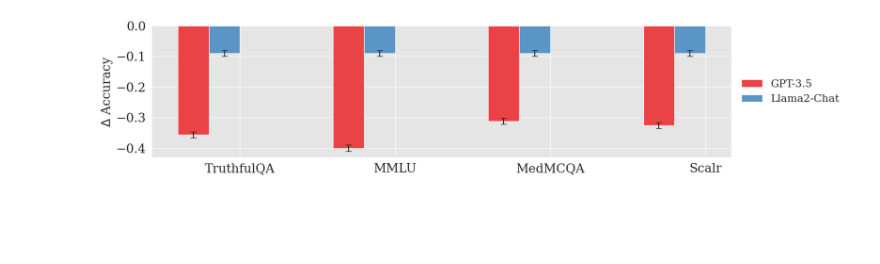
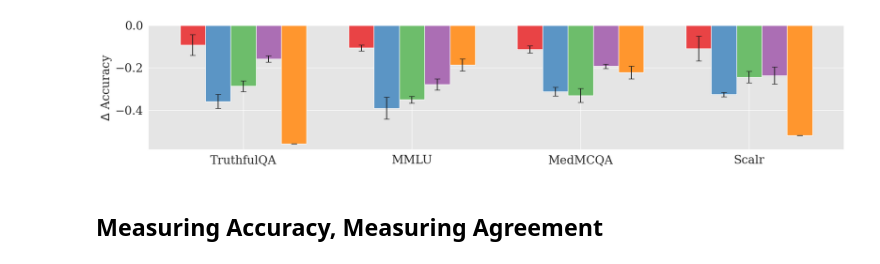
Before and after one commit to amayuelas/multi-agent-attack, a Jupyter notebook: multiagent_debate/plots_paper.ipynb, the cells around one changed output. Drawn from its saved outputs; the diff is of its cells as text; code cells hidden in the pictures; blank space fills up the shorter version.

```diff
--- a/multiagent_debate/plots_paper.ipynb
+++ b/multiagent_debate/plots_paper.ipynb
@@ -71,46 +78,55 @@ plt.show()
 # %%
 # Data for the plot
 categories = ['TruthfulQA', 'MMLU', 'MedMCQA', 'Scalr']
 
-attack_gpt_3_5 = [0.216, 0.260, 0.232, 0.214]
-attack_llama2_chat = [0.01, 0.01, 0.01, 0.01]
-# llama = [0.4, 0.2, 0.45, 0.55, 0.85, 0.9]
-# flan_t5 = [0.25, 0.15, 0.2, 0.15, 0.15, 0.1]
+attack_gpt_4o = [0.6, 0.74, 0.649, 0.669]
+attack_gpt_3_5 = [0.214, 0.260, 0.232, 0.214]
+attack_llama3_instruct = [0.248, 0.188, 0.11, 0.19]
+attack_qwen_chat = [0.324, 0.358, 0.168, 0.236]
+attack_yi_chat = [0.0, 0.464, 0.206, 0.0]
+
+delta_gtp_4o = np.array(attack_gpt_4o) - np.array(gpt_4o)
+delta_gpt_35 = np.array(attack_gpt_3_5) - np.array(gpt_3_5)
+delta_llama3_instruct = np.array(attack_llama3_instruct) - np.array(llama3_instruct)
+delta_qwen_chat = np.array(attack_qwen_chat) - np.array(qwen_chat)
+delta_yi_chat = np.array(attack_yi_chat) - np.array(yi_chat)
+
+# Example standard deviations for error bars (these should ideally come from your data)
+attack_gpt_4o_std = [0.048, 0.014, 0.017, 0.058]
+attack_gpt_3_5_std = [0.033, 0.052, 0.02, 0.01]
+attack_llama3_instruct_std = [0.0256, 0.016, 0.033, 0.027]
+attack_qwen_chat_std = [0.015, 0.027, 0.01, 0.04]
+attack_yi_chat_std = [0.0, 0.028, 0.03, 0.0]
 
 
-delta_gpt_35 = np.array(attack_gpt_3_5) - np.array(gpt_3_5)
-delta_llama2_chat = np.array(attack_llama2_chat) - np.array(llama2_chat)
-
-# Example standard deviations for error bars (these should ideally come from your data)
-attack_gpt_3_5_std = [0.01, 0.01, 0.01, 0.01]
-attack_llama2_chat_std = [0.01, 0.01, 0.01, 0.01]
-# llama_std = [0.05, 0.04, 0.06, 0.05, 0.07, 0.06]
-# flan_t5_std = [0.03, 0.05, 0.04, 0.03, 0.06, 0.04]
 
 x = np.arange(len(categories))
-width = 0.2  # the width of the bars
+width = 0.15  # the width of the bars
 
 # Using the 'Set1' colormap
 original_colors = plt.cm.Set1.colors
 light_colors = [lighten_color(color, 0.18) for color in original_colors]
 
-fig, ax = plt.subplots(figsize=(18,4))
-rects1 = ax.bar(x - 1.5*width, delta_gpt_35, width, label='GPT-3.5', color=light_colors[0], yerr=attack_gpt_3_5_std, capsize=5)  # Lightened Set1 color 0
-rects2 = ax.bar(x - 0.5*width, delta_llama2_chat, width, label='Llama2-Chat', color=light_colors[1], yerr=attack_llama2_chat_std, capsize=5)  # Lightened Set1 color 1
-# rects3 = ax.bar(x + 0.5*width, llama, width, label='LLaMA', color=light_colors[2], yerr=llama_std, capsize=5)  # Lightened Set1 color 2
-# rects4 = ax.bar(x + 1.5*width, flan_t5, width, label='FLAN-T5', color=light_colors[3], yerr=flan_t5_std, capsize=5)  # Lightened Set1 color 3
+fig, ax = plt.subplots(figsize=(19,4))
+rects0 = ax.bar(x - 2*width, delta_gtp_4o, width, label='GPT-4o', color=light_colors[0], yerr=attack_gpt_4o_std, capsize=5)  # Lightened Set1 color 0
+rects1 = ax.bar(x - 1*width, delta_gpt_35, width, label='GPT-3.5', color=light_colors[1], yerr=attack_gpt_3_5_std, capsize=5)  # Lightened Set1 color 0
+rects2 = ax.bar(x - 0*width, delta_llama3_instruct, width, label='Llama2-Chat', color=light_colors[2], yerr=attack_llama3_instruct_std, capsize=5)  # Lightened Set1 color 1
+rects3 = ax.bar(x + 1*width, delta_qwen_chat, width, label='Qwen1.5-Chat 14B', color=light_colors[3], yerr=attack_qwen_chat_std, capsize=5)  # Lightened Set1 color 2
+rects4 = ax.bar(x + 2*width, delta_yi_chat, width, label='Yi1.5-Chat 9B', color=light_colors[4], yerr=attack_yi_chat_std, capsize=5)  # Lightened Set1 color 3
 
 # Add some text for labels, title and custom x-axis tick labels, etc.
 # ax.set_xlabel('')
 ax.set_ylabel(r'$\Delta$ Accuracy', fontsize=21)
 # ax.set_title('Attack', fontsize=21)
 ax.set_xticks(x)
 ax.set_xticklabels(categories, fontsize=21)
 ax.tick_params(axis='y', labelsize=21)
-ax.legend(loc='center left', bbox_to_anchor=(1, 0.5), frameon=False, fontsize=18)
+# ax.legend(loc='center left', bbox_to_anchor=(1, 0.5), frameon=False, fontsize=18)
 
 fig.tight_layout()
 
 plt.show()
 # %% [output]
-[figure, old version]
+[figure, new version]
+# %% [markdown]
+## Measuring Accuracy, Measuring Agreement
```
Also changed, not shown: parts of 24 cells of this notebook, 5 other files.
